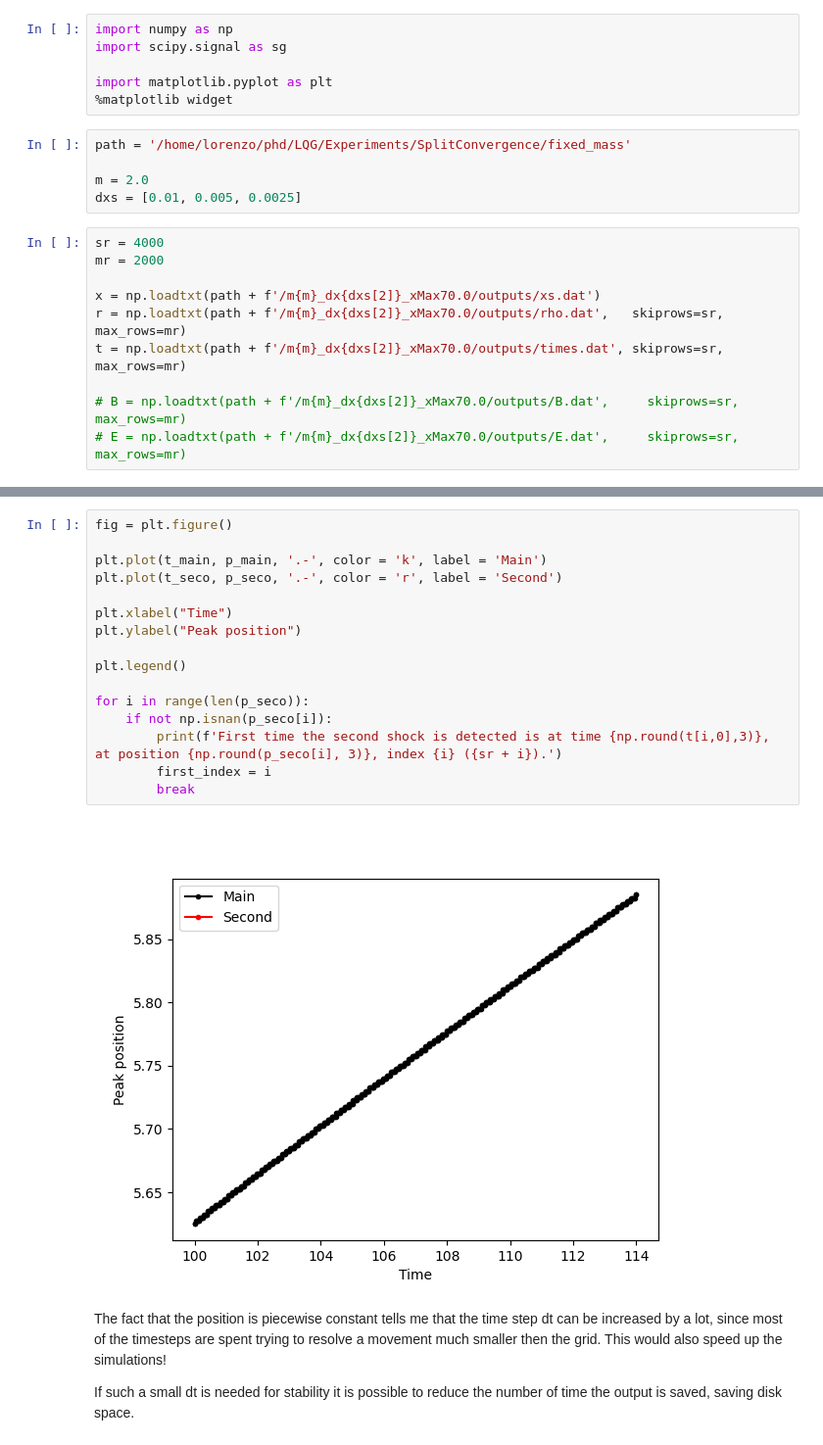
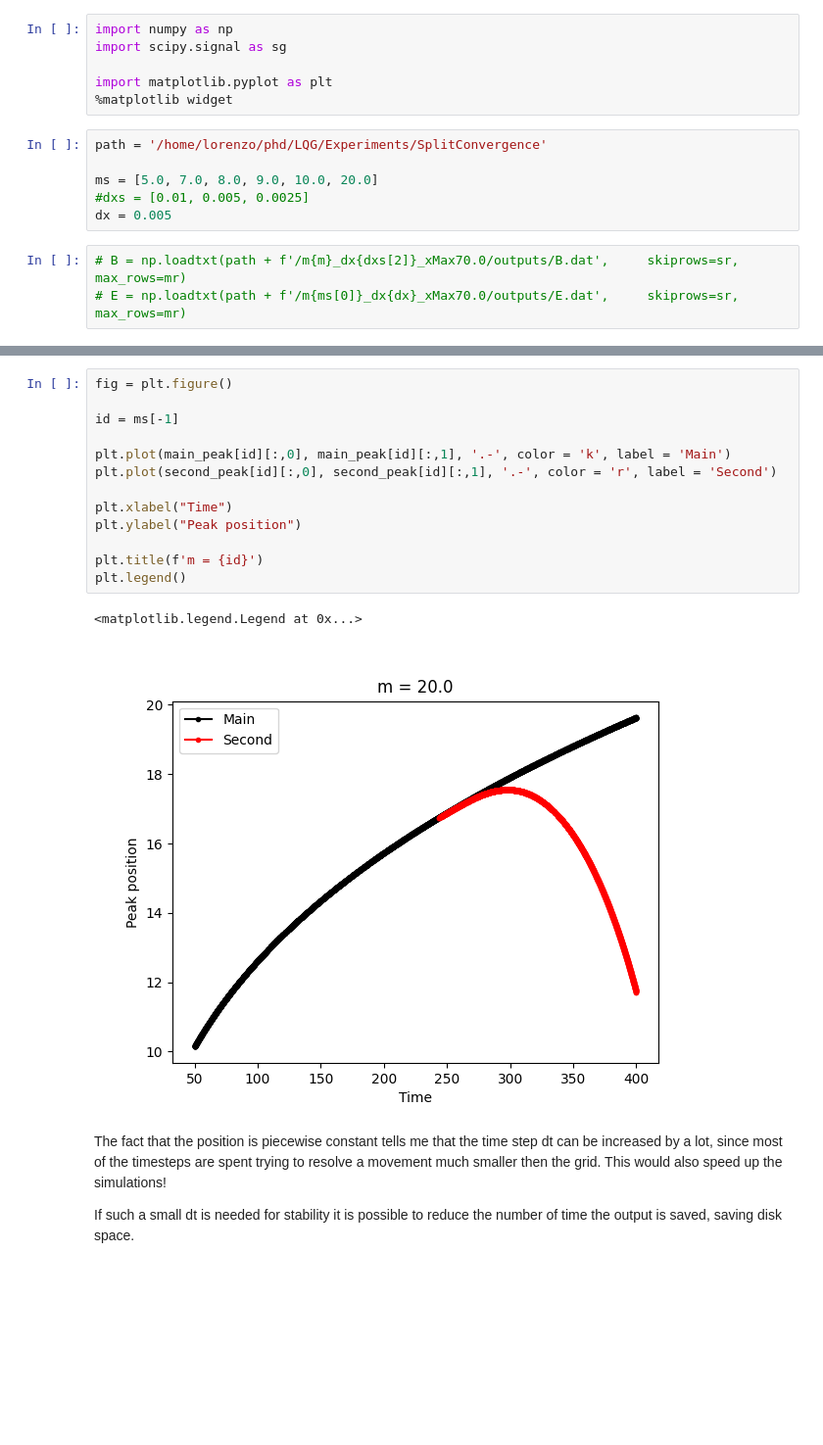
Before and after one commit to LoreCip/LQG-BH-Collapse, a Jupyter notebook: PostProcessing/split.ipynb, the cells around one changed output, grey strips where cells are left out. Shown at 98% size. Cells and saved outputs as stored; diff of their text form; blank space fills up the shorter version.

```diff
--- a/PostProcessing/split.ipynb
+++ b/PostProcessing/split.ipynb
@@ -5,18 +5,12 @@ import scipy.signal as sg
 import matplotlib.pyplot as plt
 %matplotlib widget
 # %%
-path = '/home/lorenzo/phd/LQG/Experiments/SplitConvergence/fixed_mass'
+path = '/home/lorenzo/phd/LQG/Experiments/SplitConvergence'
 
-m = 2.0
-dxs = [0.01, 0.005, 0.0025]
+ms = [5.0, 7.0, 8.0, 9.0, 10.0, 20.0]
+#dxs = [0.01, 0.005, 0.0025]
+dx = 0.005
 # %%
-sr = 4000
-mr = 2000
-
-x = np.loadtxt(path + f'/m{m}_dx{dxs[2]}_xMax70.0/outputs/xs.dat')
-r = np.loadtxt(path + f'/m{m}_dx{dxs[2]}_xMax70.0/outputs/rho.dat',   skiprows=sr, max_rows=mr)
-t = np.loadtxt(path + f'/m{m}_dx{dxs[2]}_xMax70.0/outputs/times.dat', skiprows=sr, max_rows=mr)
-
 # B = np.loadtxt(path + f'/m{m}_dx{dxs[2]}_xMax70.0/outputs/B.dat',     skiprows=sr, max_rows=mr)
-# E = np.loadtxt(path + f'/m{m}_dx{dxs[2]}_xMax70.0/outputs/E.dat',     skiprows=sr, max_rows=mr)
+# E = np.loadtxt(path + f'/m{ms[0]}_dx{dx}_xMax70.0/outputs/E.dat',     skiprows=sr, max_rows=mr)
 # %%
@@ -49,21 +57,19 @@ peak_idx_seco = np.array(second_peak[:,2], dtype = int)
-# %%
-fig = plt.figure()
-
-plt.plot(t_main, p_main, '.-', color = 'k', label = 'Main')
-plt.plot(t_seco, p_seco, '.-', color = 'r', label = 'Second')
-
-plt.xlabel("Time")
-plt.ylabel("Peak position")
-
-plt.legend()
-
-for i in range(len(p_seco)):
-    if not np.isnan(p_seco[i]):
-        print(f'First time the second shock is detected is at time {np.round(t[i,0],3)}, at position {np.round(p_seco[i], 3)}, index {i} ({sr + i}).')
-        first_index = i
-        break
-# %% [output]
-[figure, removed]
+# %%
+fig = plt.figure()
+
+id = ms[-1]
+
+plt.plot(main_peak[id][:,0], main_peak[id][:,1], '.-', color = 'k', label = 'Main')
+plt.plot(second_peak[id][:,0], second_peak[id][:,1], '.-', color = 'r', label = 'Second')
+
+plt.xlabel("Time")
+plt.ylabel("Peak position")
+
+plt.title(f'm = {id}')
+plt.legend()
+# %% [output]
+<matplotlib.legend.Legend at 0x...>
+[figure, added]
 # %% [markdown]
 The fact that the position is piecewise constant tells me that the time step dt can be increased by a lot, since most of the timesteps are spent trying to resolve a movement much smaller then the grid. This would also speed up the simulations!
 
```
Also changed, not shown: parts of 5 cells of this notebook, 6 other files.
